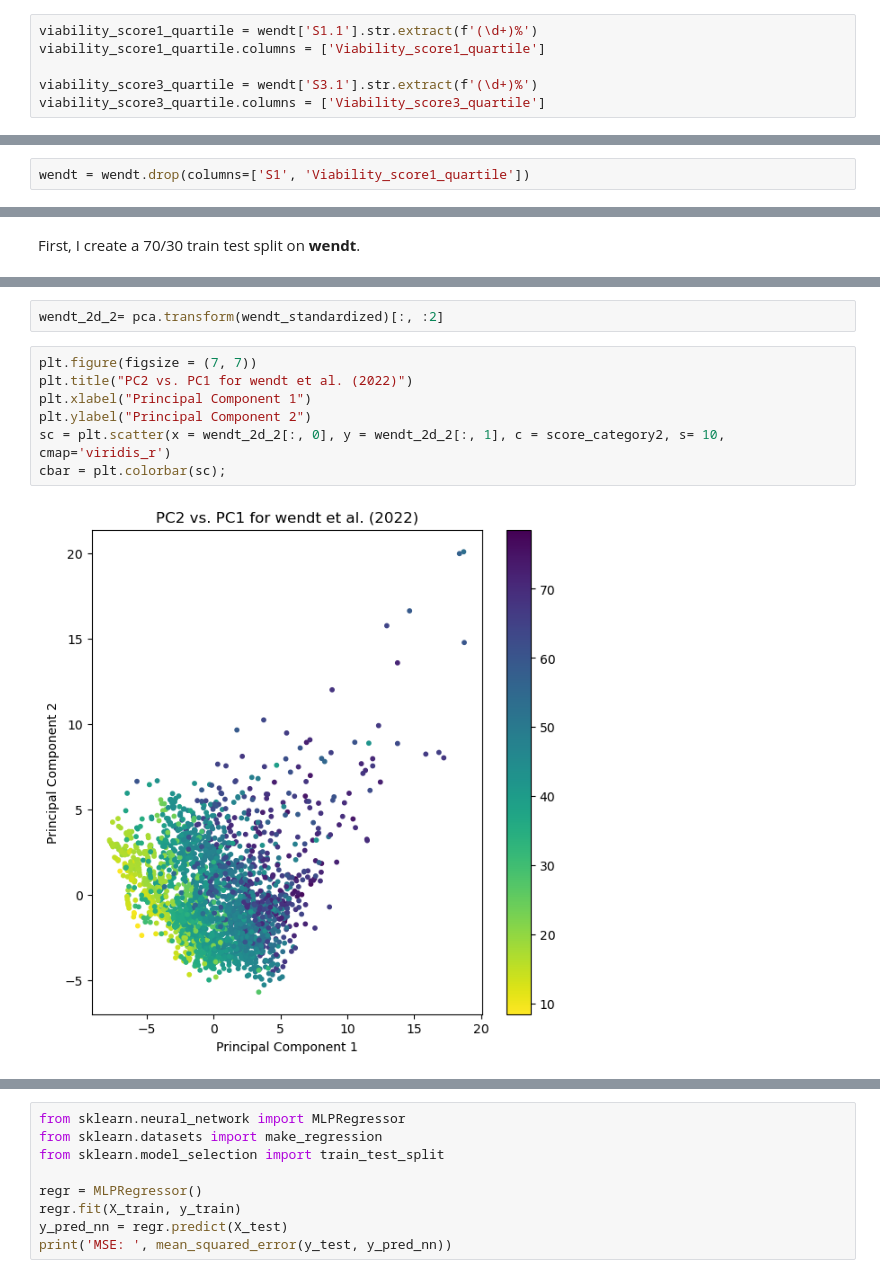
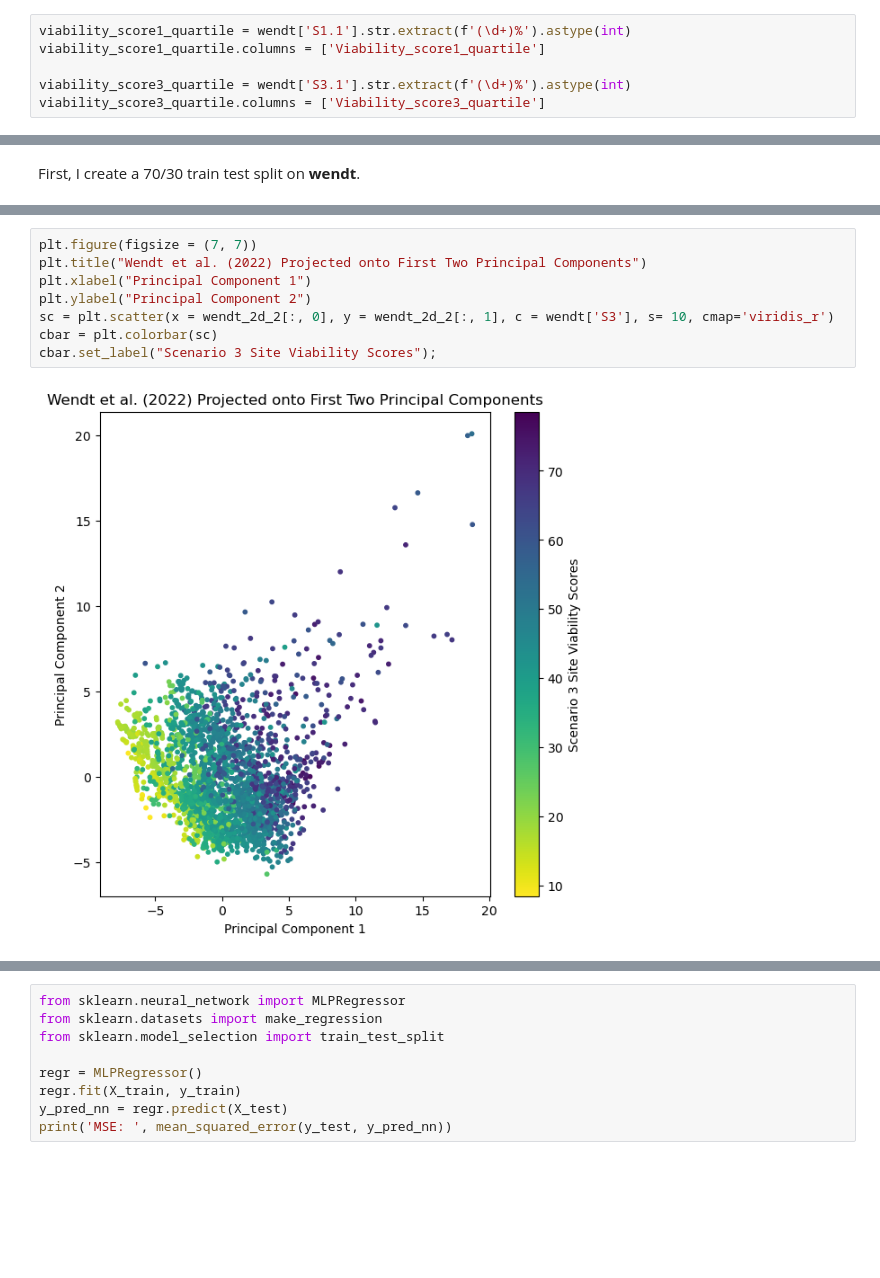
Before and after one commit to lilycastiel/thesis-cgs, a Jupyter notebook: SQ2.ipynb, the cells around one changed output, grey strips where cells are left out. Saved outputs shown, nothing was run; the diff lists cells and outputs as text; blank space fills up the shorter version.

```diff
--- a/SQ2.ipynb
+++ b/SQ2.ipynb
@@ -134,10 +135,10 @@ Name: S3.1, Length: 2559, dtype: object
 # %% [markdown]
 To replace the column with float values, I extract the last digit in the bin using regular expressions. I store this as **viability_score1_quartile**. I also merge this back to the original dataframe. I do this for both Scenario 1 and Scenario 3 data.
 # %%
-viability_score1_quartile = wendt['S1.1'].str.extract(f'(\d+)%')
+viability_score1_quartile = wendt['S1.1'].str.extract(f'(\d+)%').astype(int)
 viability_score1_quartile.columns = ['Viability_score1_quartile']
 
-viability_score3_quartile = wendt['S3.1'].str.extract(f'(\d+)%')
+viability_score3_quartile = wendt['S3.1'].str.extract(f'(\d+)%').astype(int)
 viability_score3_quartile.columns = ['Viability_score3_quartile']
 # %%
 wendt = wendt.merge(viability_score1_quartile, left_index=True, right_index=True)
@@ -316,2 +338,0 @@ Overall, this principal component analysis demonstrates high applications of uns
-# %%
-wendt = wendt.drop(columns=['S1', 'Viability_score1_quartile'])
@@ -474,11 +444,10 @@ array([1.76174660e+02, 1.39645357e+02, 1.29553427e+02, 9.05843784e+01,
-# %%
-wendt_2d_2= pca.transform(wendt_standardized)[:, :2]
 # %%
 plt.figure(figsize = (7, 7))
-plt.title("PC2 vs. PC1 for wendt et al. (2022)")
+plt.title("Wendt et al. (2022) Projected onto First Two Principal Components")
 plt.xlabel("Principal Component 1")
 plt.ylabel("Principal Component 2")
-sc = plt.scatter(x = wendt_2d_2[:, 0], y = wendt_2d_2[:, 1], c = score_category2, s= 10, cmap='viridis_r')
-cbar = plt.colorbar(sc);
+sc = plt.scatter(x = wendt_2d_2[:, 0], y = wendt_2d_2[:, 1], c = wendt['S3'], s= 10, cmap='viridis_r')
+cbar = plt.colorbar(sc)
+cbar.set_label("Scenario 3 Site Viability Scores");
 # %% [output]
-[figure, old version]
+[figure, new version]
```
Also changed, not shown: parts of 53 cells of this notebook.
